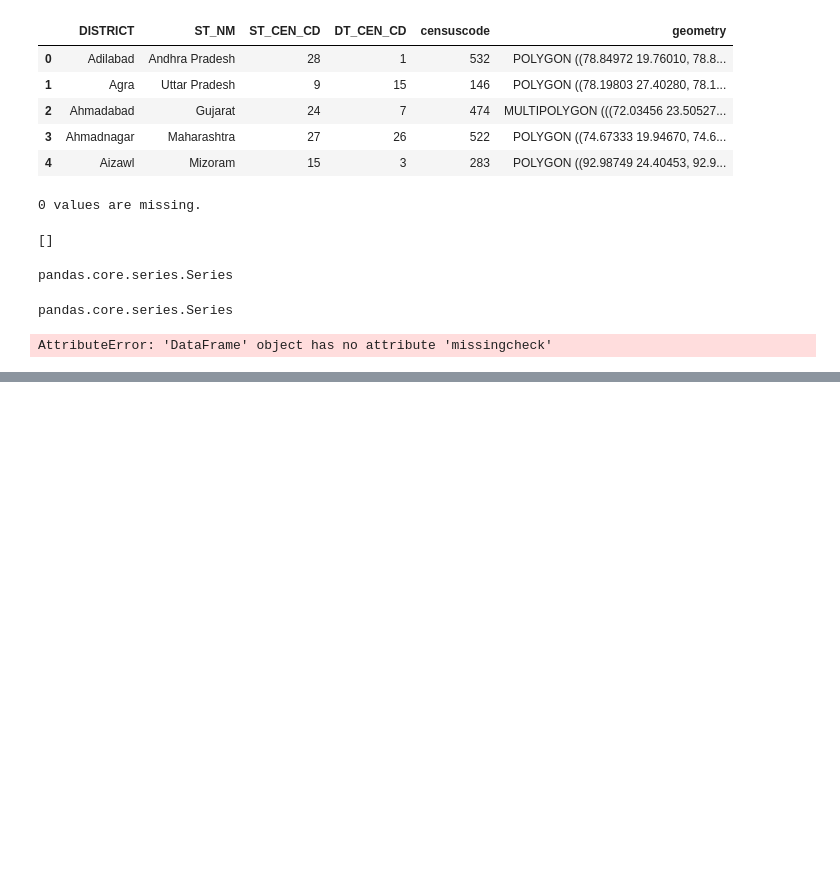
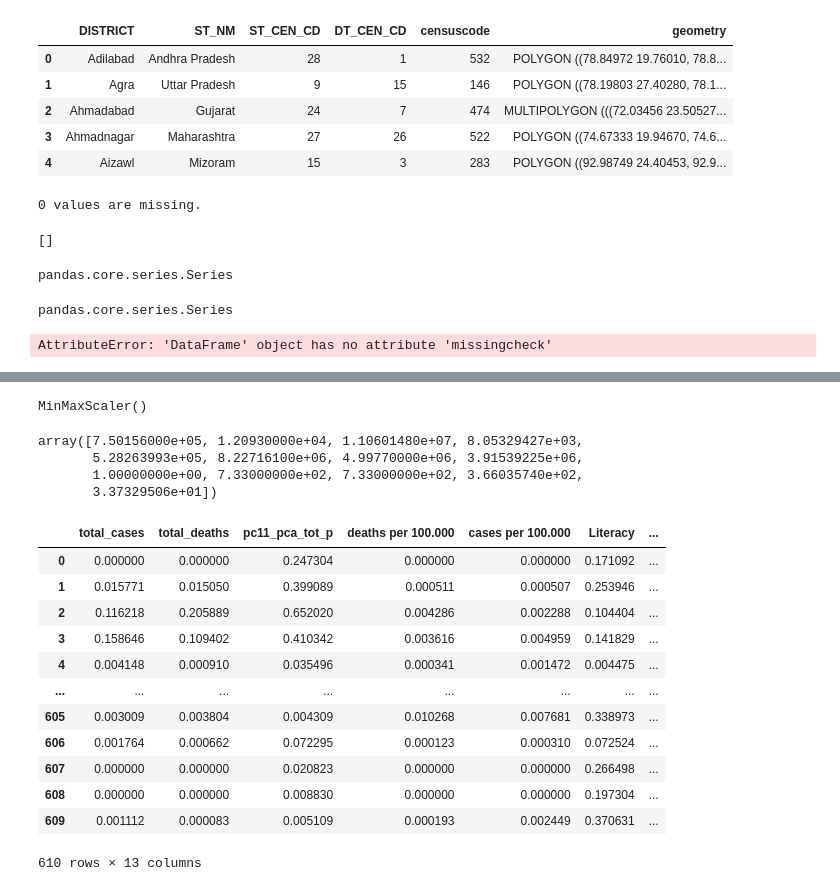
Before and after one commit to Daniel-Los/Introduction-to-datascience-final-project, a Jupyter notebook: Map_India.ipynb, the cells around one changed output, grey strips where cells are left out. Drawn from its saved outputs; the diff is of its cells as text; code cells hidden in the pictures; blank space fills up the shorter version.

```diff
--- a/Map_India.ipynb
+++ b/Map_India.ipynb
@@ -124,4 +118,5 @@ india_s_masters.head()
 # We drop the row with the data that is unclear
 india_s_masters = india_s_masters[india_s_masters['censuscode'] != 0]
 # %%
-columns_to_plot = ['deaths per 100.000','cases per 100.000']
+columns_to_plot = champion.columns.values.tolist()
+type(columns_to_plot)
@@ -127,0 +125,3 @@ columns_to_plot = ['deaths per 100.000','cases per 100.000']
+# %%
+columns_to_plot.remove('pc11_state_id')
+columns_to_plot.remove("censuscode")
@@ -170,2 +219,11 @@ india_joined[common_columns].loc(axis=0)[558]
 # %%
-india_s_masters.sort_values(by='censuscode', ascending=False)
+print(scaler.fit(india_joined[columns_to_plot]))
+# %% [output]
+MinMaxScaler()
+# %%
+scaler.data_max_
+# %% [output]
+array([7.50156000e+05, 1.20930000e+04, 1.10601480e+07, 8.05329427e+03,
+       5.28263993e+05, 8.22716100e+06, 4.99770000e+06, 3.91539225e+06,
+       1.00000000e+00, 7.33000000e+02, 7.33000000e+02, 3.66035740e+02,
+       3.37329506e+01])
@@ -171,0 +232,17 @@ india_s_masters.sort_values(by='censuscode', ascending=False)
+# %%
+india_scaled = pd.DataFrame(india_scaled, columns= india_joined[columns_to_plot].columns)
+india_scaled
+# %% [output]
+|  | total_cases | total_deaths | pc11_pca_tot_p | deaths per 100.000 | cases per 100.000 | Literacy | ... |
+| 0 | 0.000000 | 0.000000 | 0.247304 | 0.000000 | 0.000000 | 0.171092 | ... |
+| 1 | 0.015771 | 0.015050 | 0.399089 | 0.000511 | 0.000507 | 0.253946 | ... |
+| 2 | 0.116218 | 0.205889 | 0.652020 | 0.004286 | 0.002288 | 0.104404 | ... |
+| 3 | 0.158646 | 0.109402 | 0.410342 | 0.003616 | 0.004959 | 0.141829 | ... |
+| 4 | 0.004148 | 0.000910 | 0.035496 | 0.000341 | 0.001472 | 0.004475 | ... |
+| ... | ... | ... | ... | ... | ... | ... | ... |
+| 605 | 0.003009 | 0.003804 | 0.004309 | 0.010268 | 0.007681 | 0.338973 | ... |
+| 606 | 0.001764 | 0.000662 | 0.072295 | 0.000123 | 0.000310 | 0.072524 | ... |
+| 607 | 0.000000 | 0.000000 | 0.020823 | 0.000000 | 0.000000 | 0.266498 | ... |
+| 608 | 0.000000 | 0.000000 | 0.008830 | 0.000000 | 0.000000 | 0.197304 | ... |
+| 609 | 0.001112 | 0.000083 | 0.005109 | 0.000193 | 0.002449 | 0.370631 | ... |
+610 rows × 13 columns
```
Also changed, not shown: parts of 21 cells of this notebook.
